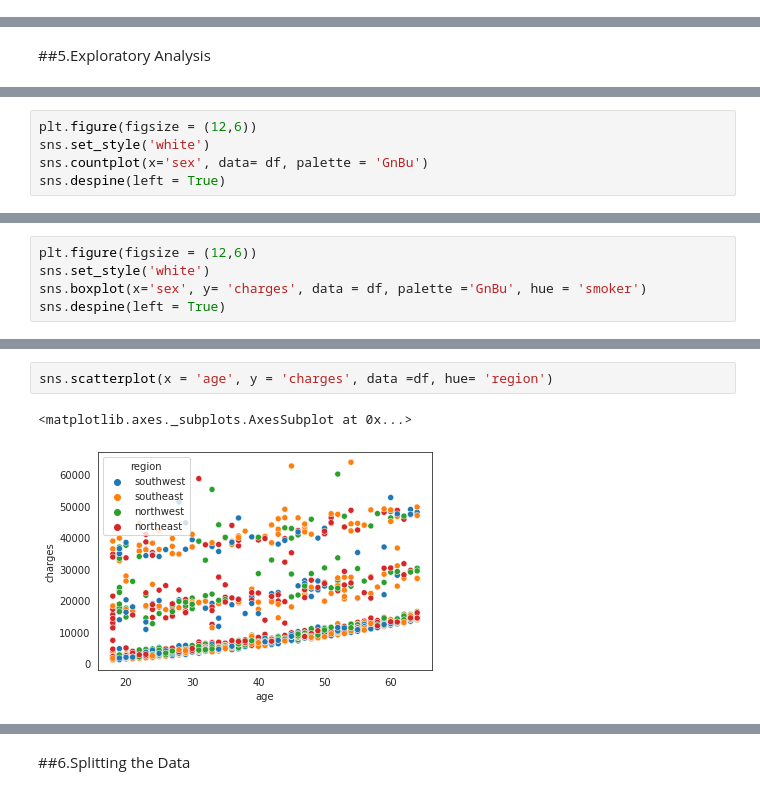
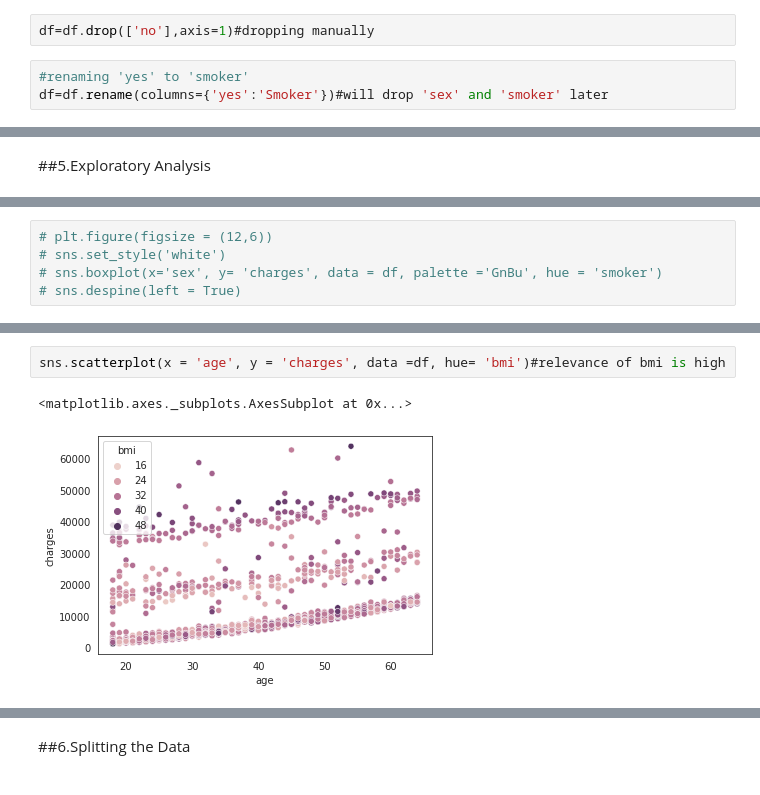
Before and after one commit to karan51ngh/machineLearning, a Jupyter notebook: supportVectorModel/supportVectorModel.ipynb, the cells around one changed output, grey strips where cells are left out. Cells and saved outputs as stored; diff of their text form.

```diff
--- a/supportVectorModel/supportVectorModel.ipynb
+++ b/supportVectorModel/supportVectorModel.ipynb
@@ -92,3 +103,8 @@ df = pd.concat([df, Smoker], axis =1)
+# %%
+df=df.drop(['no'],axis=1)#dropping manually
+# %%
+#renaming 'yes' to 'smoker'
+df=df.rename(columns={'yes':'Smoker'})#will drop 'sex' and 'smoker' later
 # %%
 df.head()
 # %% [output]
@@ -118,5 +147,5 @@ df.head()
 # %%
-plt.figure(figsize = (12,6))
-sns.set_style('white')
-sns.countplot(x='sex', data= df, palette = 'GnBu')
-sns.despine(left = True)
+# plt.figure(figsize = (12,6))
+# sns.set_style('white')
+# sns.boxplot(x='sex', y= 'charges', data = df, palette ='GnBu', hue = 'smoker')
+# sns.despine(left = True)
@@ -125,5 +151,0 @@ sns.despine(left = True)
-# %%
-plt.figure(figsize = (12,6))
-sns.set_style('white')
-sns.boxplot(x='sex', y= 'charges', data = df, palette ='GnBu', hue = 'smoker')
-sns.despine(left = True)
@@ -137,5 +168,5 @@ sns.scatterplot(x = 'age', y = 'charges', data =df, hue= 'sex')
 # %%
-sns.scatterplot(x = 'age', y = 'charges', data =df, hue= 'region')
+sns.scatterplot(x = 'age', y = 'charges', data =df, hue= 'bmi')#relevance of bmi is high
 # %% [output]
 <matplotlib.axes._subplots.AxesSubplot at 0x...>
-[figure, old version]
+[figure, new version]
```
Also changed, not shown: parts of 36 cells of this notebook.
